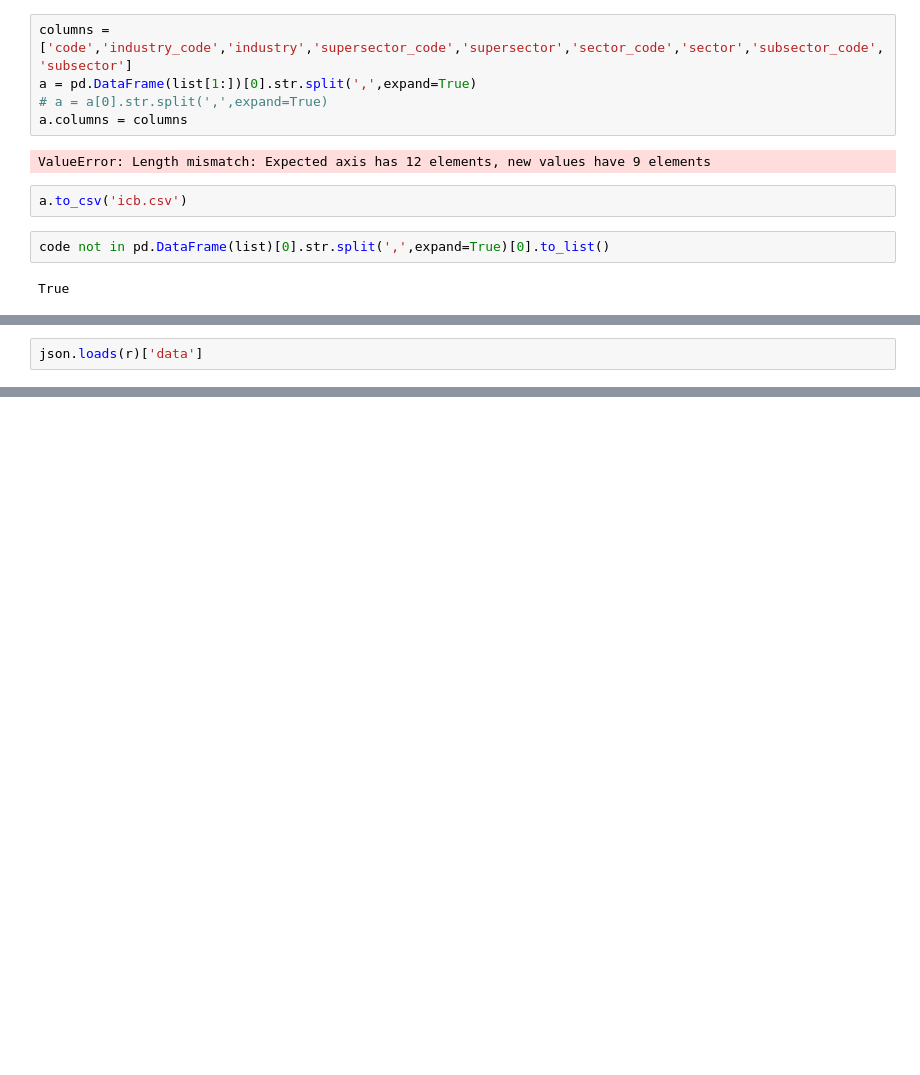
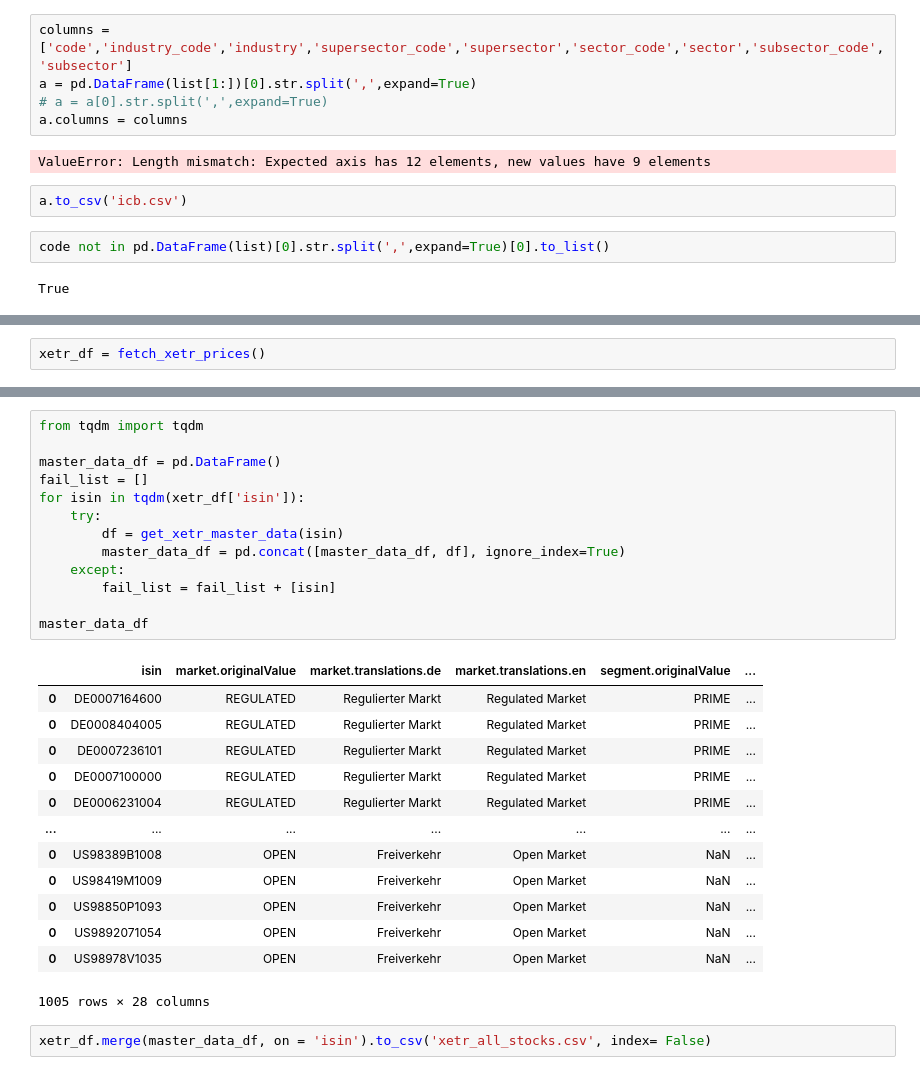
Before and after one commit to alexleethinker/Trading, a Jupyter notebook: notebooks/金融数据爬虫/euronext爬虫.ipynb, the cells around one changed output, grey strips where cells are left out. Saved outputs shown, nothing was run; the diff lists cells and outputs as text; blank space fills up the shorter version.

```diff
--- a/notebooks/金融数据爬虫/euronext爬虫.ipynb
+++ b/notebooks/金融数据爬虫/euronext爬虫.ipynb
@@ -198,2 +219,2 @@ r = requests.post(url,data=payload,headers = headers).text
 # %%
-json.loads(r)['data']
+xetr_df = fetch_xetr_prices()
@@ -201,0 +236,29 @@ KeyError: 'data'
+# %%
+from tqdm import tqdm
+
+master_data_df = pd.DataFrame()
+fail_list = []
+for isin in tqdm(xetr_df['isin']):
+    try:
+        df = get_xetr_master_data(isin)
+        master_data_df = pd.concat([master_data_df, df], ignore_index=True)
+    except:
+        fail_list = fail_list + [isin]
+
+master_data_df
+# %% [output]
+|  | isin | market.originalValue | market.translations.de | market.translations.en | segment.originalValue | ... |
+| 0 | DE0007164600 | REGULATED | Regulierter Markt | Regulated Market | PRIME | ... |
+| 0 | DE0008404005 | REGULATED | Regulierter Markt | Regulated Market | PRIME | ... |
+| 0 | DE0007236101 | REGULATED | Regulierter Markt | Regulated Market | PRIME | ... |
+| 0 | DE0007100000 | REGULATED | Regulierter Markt | Regulated Market | PRIME | ... |
+| 0 | DE0006231004 | REGULATED | Regulierter Markt | Regulated Market | PRIME | ... |
+| ... | ... | ... | ... | ... | ... | ... |
+| 0 | US98389B1008 | OPEN | Freiverkehr | Open Market | NaN | ... |
+| 0 | US98419M1009 | OPEN | Freiverkehr | Open Market | NaN | ... |
+| 0 | US98850P1093 | OPEN | Freiverkehr | Open Market | NaN | ... |
+| 0 | US9892071054 | OPEN | Freiverkehr | Open Market | NaN | ... |
+| 0 | US98978V1035 | OPEN | Freiverkehr | Open Market | NaN | ... |
+1005 rows × 28 columns
+# %%
+xetr_df.merge(master_data_df, on = 'isin').to_csv('xetr_all_stocks.csv', index= False)
```
Also changed, not shown: parts of 7 cells of this notebook, 26 other files.
